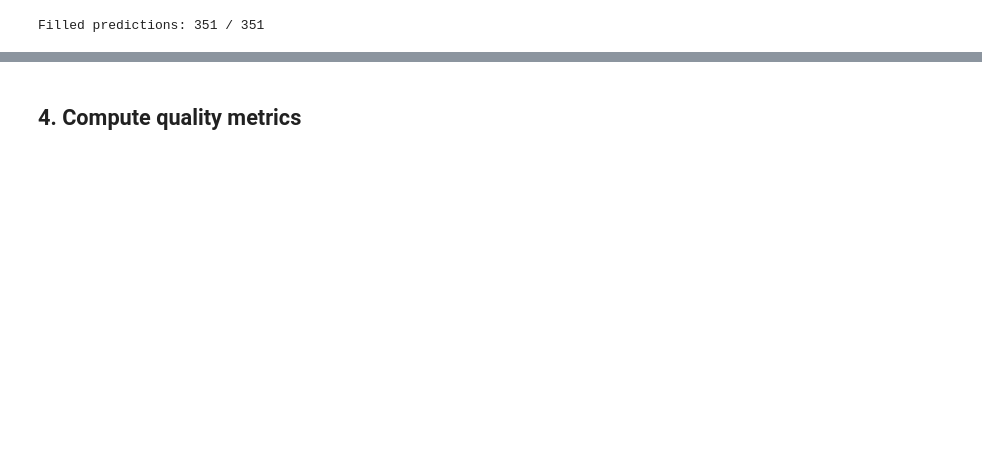
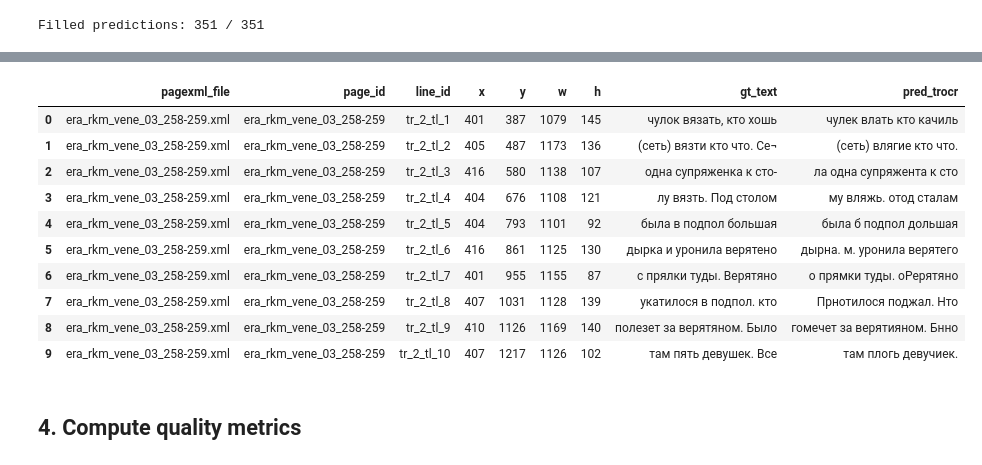
Before and after one commit to eugeniavd/magic_tagger, a Jupyter notebook: notebooks/03_transformer_eval.ipynb, the cells around one changed output, grey strips where cells are left out. Drawn from its saved outputs; the diff is of its cells as text; code cells hidden in the pictures; blank space fills up the shorter version.

```diff
--- a/notebooks/03_transformer_eval.ipynb
+++ b/notebooks/03_transformer_eval.ipynb
@@ -589,16 +580,0 @@ missing page_ids: []  ... total: 0
-# %%
-pagexml_size_cache = {}
-
-for page_id, group in df_gt_lines.groupby("page_id", sort=False):
-    xml_path = pageid_to_xml.get(page_id)
-    if xml_path is None:
-        continue
-
-    if page_id not in pagexml_size_cache:
-        pagexml_size_cache[page_id] = get_pagexml_size(xml_path)
-
-    src_w, src_h = pagexml_size_cache[page_id]
-    page_img = render_pdf_first_page(pageid_to_pdf[page_id], dpi=DPI)
-
-    preds = trocr_predict_lines_for_page(group, page_img, src_w, src_h)
-    df_gt_lines.loc[group.index, "pred_trocr"] = preds
@@ -659,2 +581,16 @@ TypeError: trocr_predict_lines_for_page() missing 2 required positional argument
+# %%
+df_gt_lines.head(10)
+# %% [output]
+|  | pagexml_file | page_id | line_id | x | y | w | h | gt_text | pred_trocr |
+| 0 | era_rkm_vene_03_258-259.xml | era_rkm_vene_03_258-259 | tr_2_tl_1 | 401 | 387 | 1079 | 145 | чулок вязать, кто хошь | чулек влать кто качиль |
+| 1 | era_rkm_vene_03_258-259.xml | era_rkm_vene_03_258-259 | tr_2_tl_2 | 405 | 487 | 1173 | 136 | (сеть) вязти кто что. Се¬ | (сеть) влягие кто что. |
+| 2 | era_rkm_vene_03_258-259.xml | era_rkm_vene_03_258-259 | tr_2_tl_3 | 416 | 580 | 1138 | 107 | одна супряженка к сто- | ла одна супряжента к сто |
+| 3 | era_rkm_vene_03_258-259.xml | era_rkm_vene_03_258-259 | tr_2_tl_4 | 404 | 676 | 1108 | 121 | лу вязть. Под столом | му вляжь. отод сталам |
+| 4 | era_rkm_vene_03_258-259.xml | era_rkm_vene_03_258-259 | tr_2_tl_5 | 404 | 793 | 1101 | 92 | была в подпол большая | была б подпол дольшая |
+| 5 | era_rkm_vene_03_258-259.xml | era_rkm_vene_03_258-259 | tr_2_tl_6 | 416 | 861 | 1125 | 130 | дырка и уронила верятено | дырна. м. уронила верятего |
+| 6 | era_rkm_vene_03_258-259.xml | era_rkm_vene_03_258-259 | tr_2_tl_7 | 401 | 955 | 1155 | 87 | с прялки туды. Верятяно | о прямки туды. оРерятяно |
+| 7 | era_rkm_vene_03_258-259.xml | era_rkm_vene_03_258-259 | tr_2_tl_8 | 407 | 1031 | 1128 | 139 | укатилося в подпол. кто | Прнотилося поджал. Нто |
+| 8 | era_rkm_vene_03_258-259.xml | era_rkm_vene_03_258-259 | tr_2_tl_9 | 410 | 1126 | 1169 | 140 | полезет за верятяном. Было | гомечет за верятияном. Бнно |
+| 9 | era_rkm_vene_03_258-259.xml | era_rkm_vene_03_258-259 | tr_2_tl_10 | 407 | 1217 | 1126 | 102 | там пять девушек. Все | там плогь девучиек. |
 # %% [markdown]
 ## 4. Compute quality metrics
```
Also changed, not shown: parts of 42 cells of this notebook.
